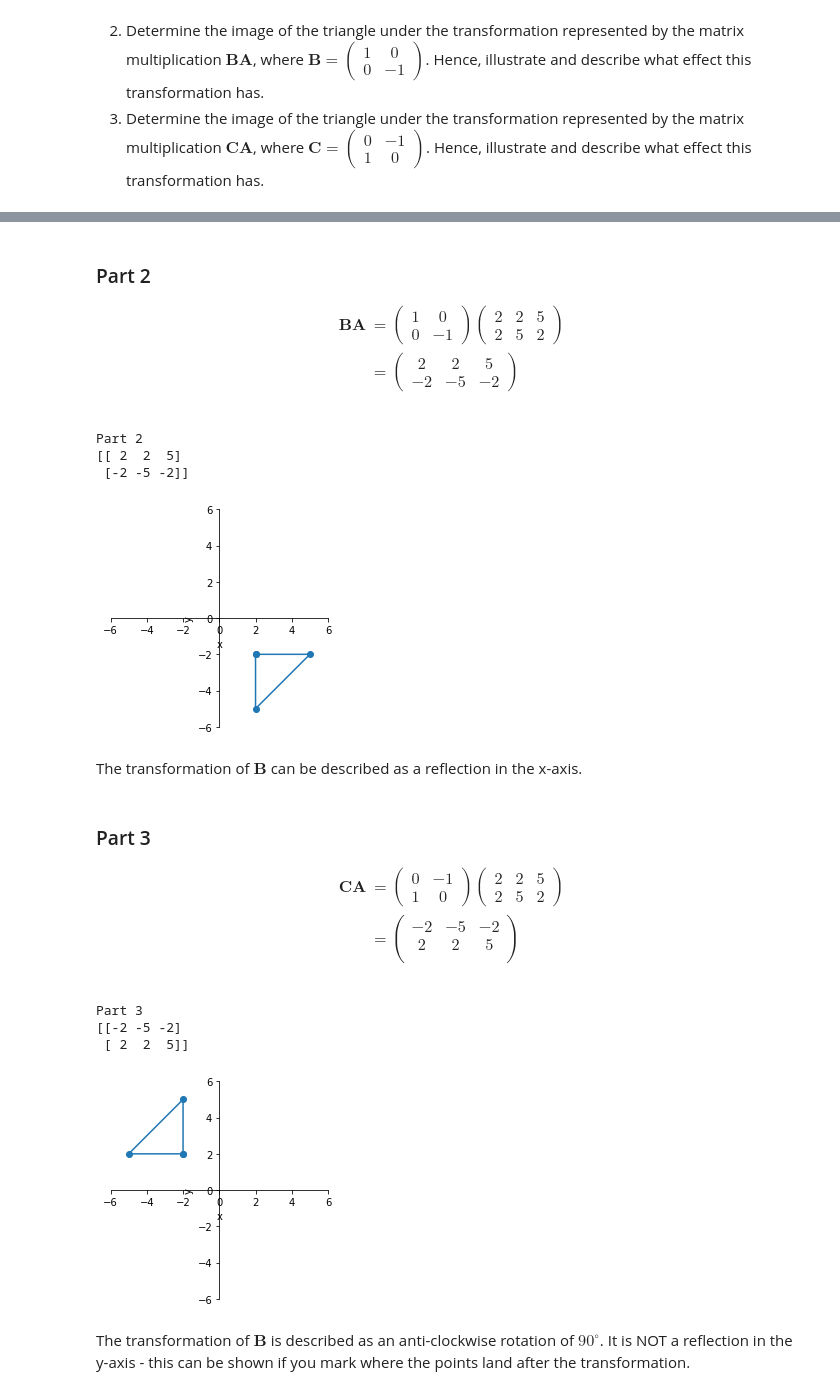
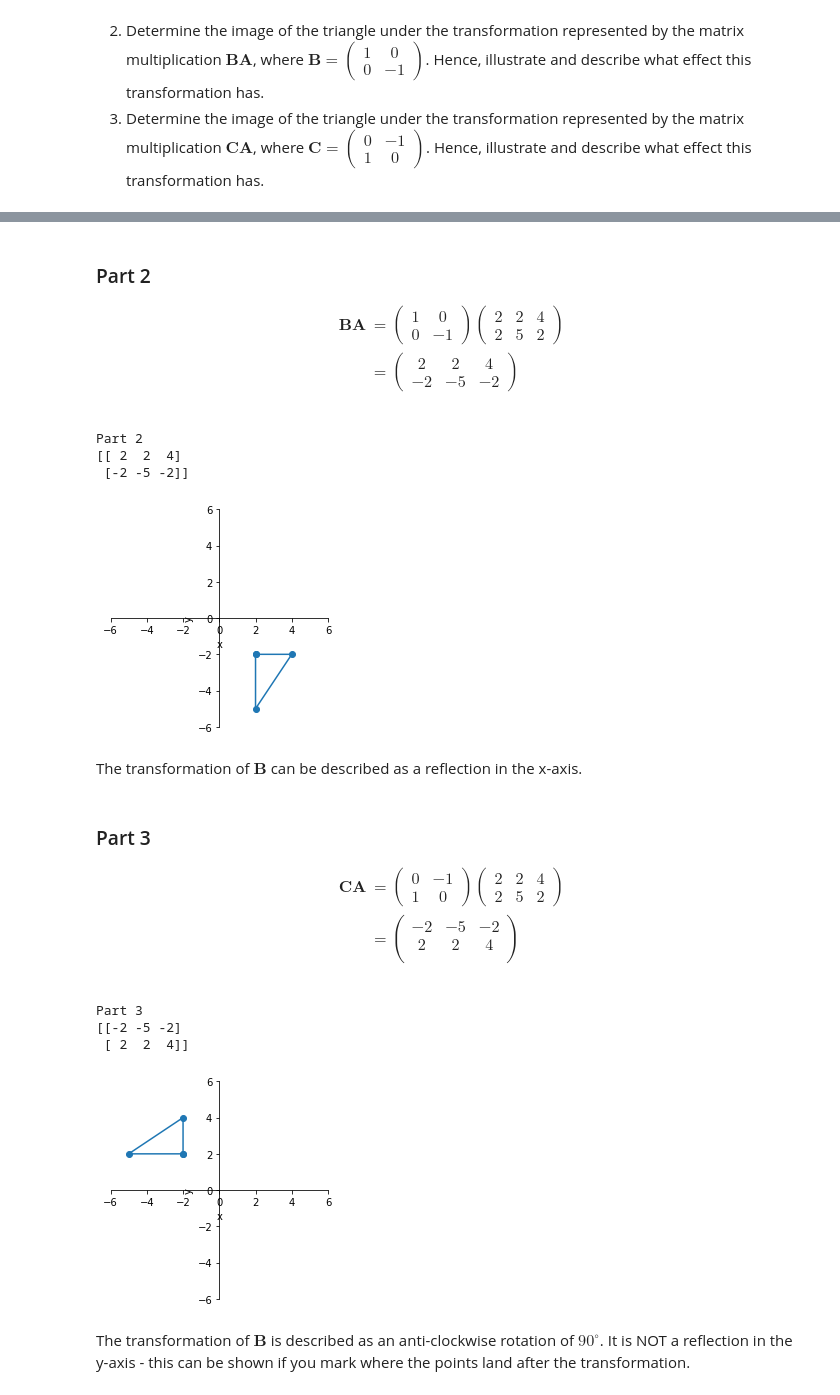
Before and after one commit to mjksill/CP213-online, a Jupyter notebook: tutorials/tutorialS2_7-soln.ipynb, the cells around one changed output, grey strips where cells are left out. Saved outputs shown, nothing was run; the diff lists cells and outputs as text; code cells hidden in the pictures.

```diff
--- a/tutorials/tutorialS2_7-soln.ipynb
+++ b/tutorials/tutorialS2_7-soln.ipynb
@@ -258,12 +256,12 @@ Part 1
 0 & -1
 \end{pmatrix}
 \begin{pmatrix}
-2 & 2 & 5\\
+2 & 2 & 4\\
 2 & 5 & 2
 \end{pmatrix}\\
 &=
 \begin{pmatrix}
-2 & 2 & 5\\
+2 & 2 & 4\\
 -2 & -5 & -2
 \end{pmatrix}\\
 \end{align*}
@@ -271,7 +269,7 @@ Part 1
 import matplotlib.pyplot as plt
 import numpy as np
 
-A = np.array([[2, 2, 5],
+A = np.array([[2, 2, 4],
               [2, 5, 2]])
 
 B = np.array([[1, 0],
@@ -279,7 +277,7 @@ B = np.array([[1, 0],
 
 #last coordinates (2,2) required to close triangle
 
-x_coordinates = [2, 2, 5, 2]
+x_coordinates = [2, 2, 4, 2]
 y_coordinates = [-2, -5, -2, -2]
 
 fig = plt.figure()
@@ -306,9 +304,9 @@ print(B.dot(A))
 plt.show()
 # %% [output]
 Part 2
-[[ 2  2  5]
+[[ 2  2  4]
  [-2 -5 -2]]
-[figure, old version]
+[figure, new version]
 # %% [markdown]
 The transformation of $\boldsymbol{B}$ can be described as a reflection in the x-axis.
 # %% [markdown]
@@ -320,20 +318,20 @@ The transformation of $\boldsymbol{B}$ can be described as a reflection in the x
 1 & 0
 \end{pmatrix}
 \begin{pmatrix}
-2 & 2 & 5\\
+2 & 2 & 4\\
 2 & 5 & 2
 \end{pmatrix}\\
 &=
 \begin{pmatrix}
 -2 & -5 & -2\\
-2 & 2 & 5\\
+2 & 2 & 4\\
 \end{pmatrix}\\
 \end{align*}
 # %%
 import matplotlib.pyplot as plt
 import numpy as np
 
-A = np.array([[2, 2, 5],
+A = np.array([[2, 2, 4],
               [2, 5, 2]])
 
 C = np.array([[0, -1],
@@ -341,36 +339,36 @@ C = np.array([[0, -1],
 
 #last coordinates (2,2) required to close triangle
 
 x_coordinates = [-2, -5, -2, -2]
-y_coordinates = [2, 2, 5, 2]
+y_coordinates = [2, 2, 4, 2]
 
 fig = plt.figure()
 ax = fig.add_subplot(111)
 
 ax.spines['left'].set_position('zero')
 ax.spines['right'].set_color('none')
 ax.spines['bottom'].set_position('zero')
 ax.spines['top'].set_color('none')
 
 plt.xlim(-6,6)
 plt.ylim(-6,6)
 plt.xlabel("x")
 plt.ylabel("y")
 
 plt.scatter(x_coordinates, y_coordinates)
 plt.plot(x_coordinates, y_coordinates)
 
 ax.set_aspect('equal', adjustable='box')
 
 print("Part 3")
 print(C.dot(A))
 
 plt.show()
 # %% [output]
 Part 3
 [[-2 -5 -2]
- [ 2  2  5]]
+ [ 2  2  4]]
-[figure, old version]
+[figure, new version]
 # %% [markdown]
 The transformation of $\boldsymbol{B}$ is described as an anti-clockwise rotation of $90^{\circ}$. It is NOT a reflection in the y-axis - this can be shown if you mark where the points land after the transformation.
 # %% [markdown]
```
Also changed, not shown: parts of 2 cells of this notebook.
